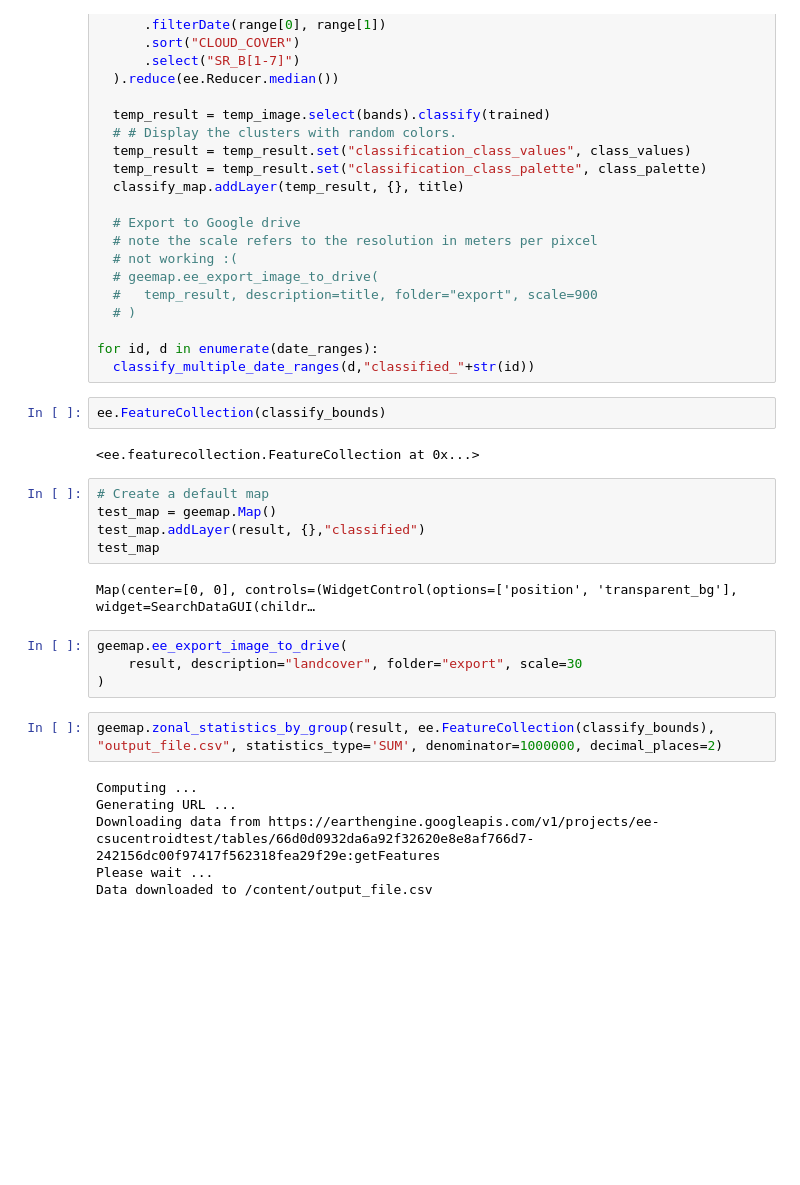
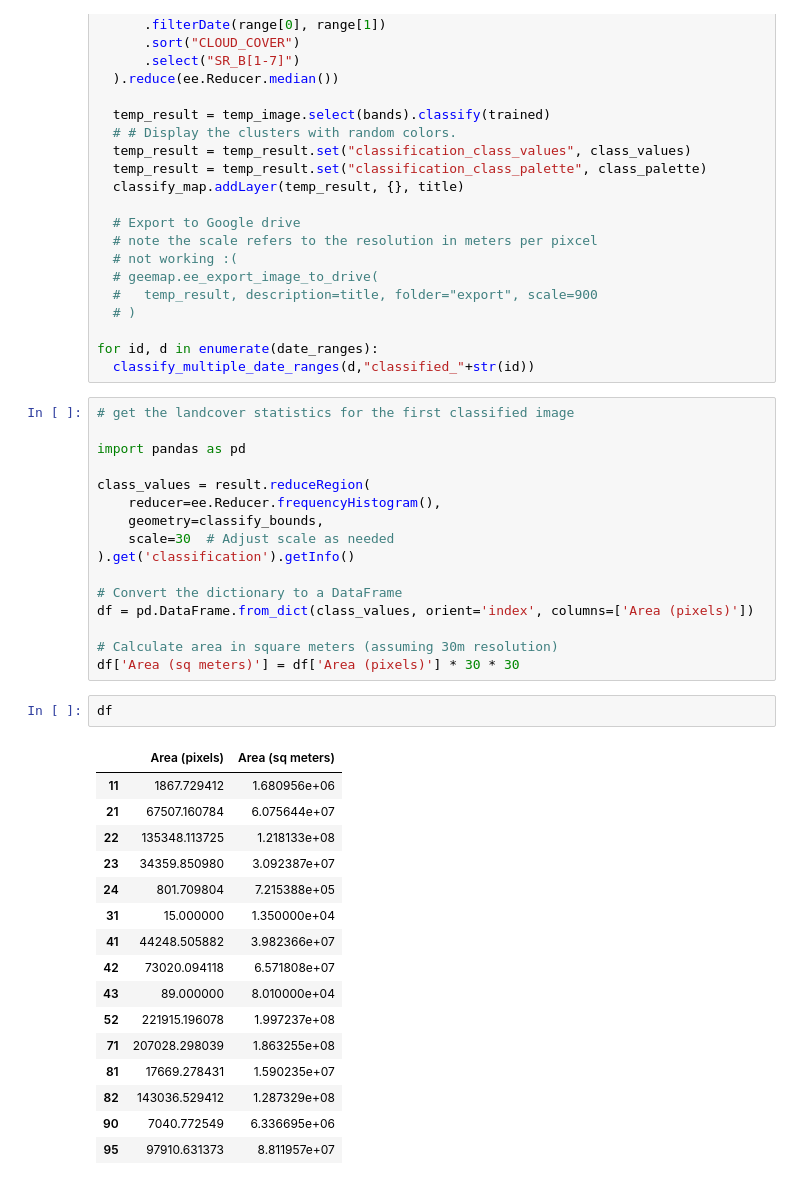
Before and after one commit to kevinworthington/geospatial_colab, a Jupyter notebook: google_earth_engine_supervised_classification.ipynb, the cells around one changed output. Drawn from its saved outputs; the diff is of its cells as text; blank space fills up the shorter version.

```diff
--- a/google_earth_engine_supervised_classification.ipynb
+++ b/google_earth_engine_supervised_classification.ipynb
@@ -304,26 +302,38 @@ def classify_multiple_date_ranges(range,title):
 
 for id, d in enumerate(date_ranges):
   classify_multiple_date_ranges(d,"classified_"+str(id))
-# %%
-ee.FeatureCollection(classify_bounds)
-# %% [output]
-<ee.featurecollection.FeatureCollection at 0x...>
-# %%
-# Create a default map
-test_map = geemap.Map()
-test_map.addLayer(result, {},"classified")
-test_map
-# %% [output]
-Map(center=[0, 0], controls=(WidgetControl(options=['position', 'transparent_bg'], widget=SearchDataGUI(childr…
-# %%
-geemap.ee_export_image_to_drive(
-    result, description="landcover", folder="export", scale=30
-)
-# %%
-geemap.zonal_statistics_by_group(result, ee.FeatureCollection(classify_bounds), "output_file.csv", statistics_type='SUM', denominator=1000000, decimal_places=2)
-# %% [output]
-Computing ...
-Generating URL ...
-Downloading data from https://earthengine.googleapis.com/v1/projects/ee-csucentroidtest/tables/66d0d0932da6a92f32620e8e8af766d7-242156dc00f97417f562318fea29f29e:getFeatures
-Please wait ...
-Data downloaded to /content/output_file.csv
+# %%
+# get the landcover statistics for the first classified image
+
+import pandas as pd
+
+class_values = result.reduceRegion(
+    reducer=ee.Reducer.frequencyHistogram(),
+    geometry=classify_bounds,
+    scale=30  # Adjust scale as needed
+).get('classification').getInfo()
+
+# Convert the dictionary to a DataFrame
+df = pd.DataFrame.from_dict(class_values, orient='index', columns=['Area (pixels)'])
+
+# Calculate area in square meters (assuming 30m resolution)
+df['Area (sq meters)'] = df['Area (pixels)'] * 30 * 30
+# %%
+df
+# %% [output]
+|  | Area (pixels) | Area (sq meters) |
+| 11 | 1867.729412 | 1.680956e+06 |
+| 21 | 67507.160784 | 6.075644e+07 |
+| 22 | 135348.113725 | 1.218133e+08 |
+| 23 | 34359.850980 | 3.092387e+07 |
+| 24 | 801.709804 | 7.215388e+05 |
+| 31 | 15.000000 | 1.350000e+04 |
+| 41 | 44248.505882 | 3.982366e+07 |
+| 42 | 73020.094118 | 6.571808e+07 |
+| 43 | 89.000000 | 8.010000e+04 |
+| 52 | 221915.196078 | 1.997237e+08 |
+| 71 | 207028.298039 | 1.863255e+08 |
+| 81 | 17669.278431 | 1.590235e+07 |
+| 82 | 143036.529412 | 1.287329e+08 |
+| 90 | 7040.772549 | 6.336695e+06 |
+| 95 | 97910.631373 | 8.811957e+07 |
```
Also changed, not shown: parts of 4 cells of this notebook.
